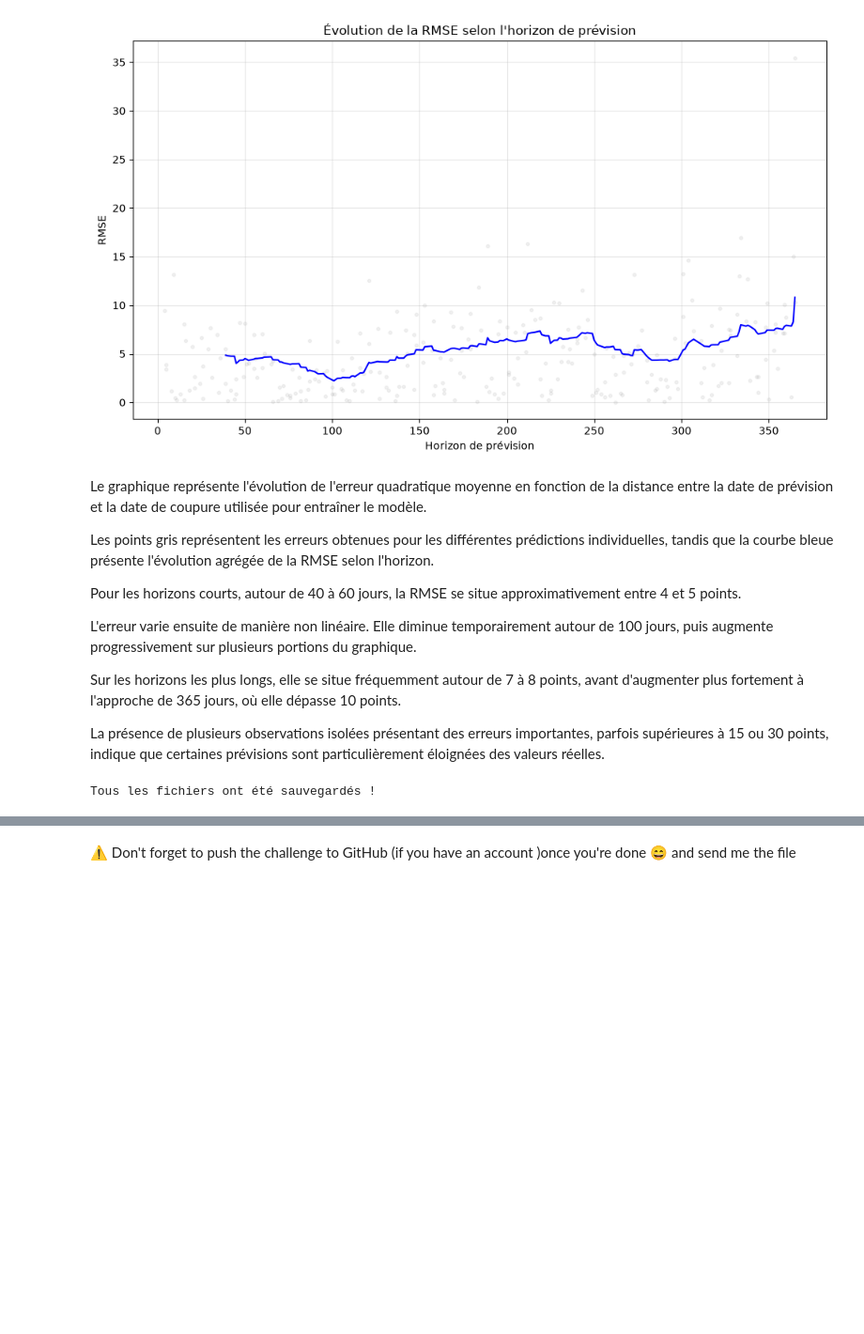
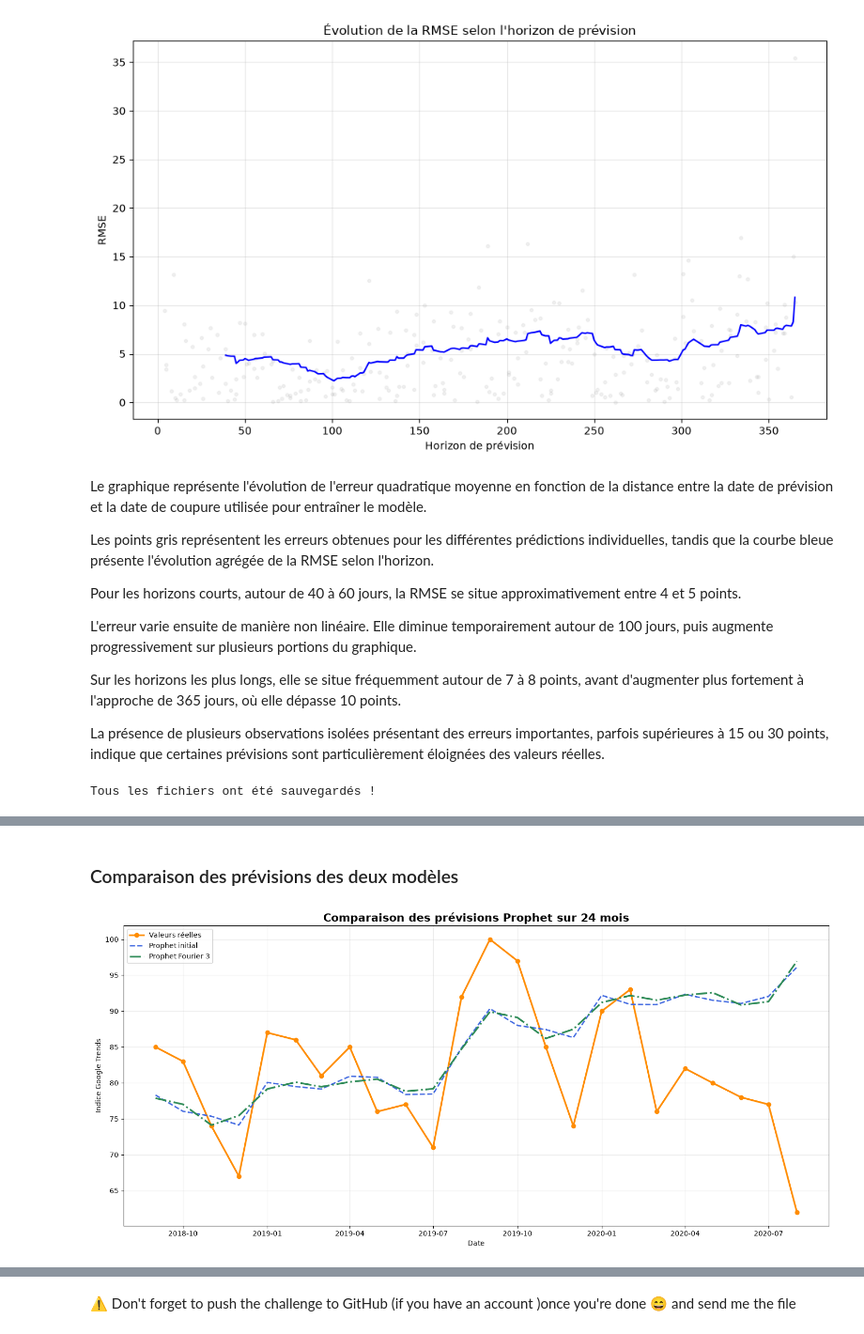
Before and after one commit to jacquescallewaert10210-ux/TP-Facebook-Prophet-Google-Trends, a Jupyter notebook: facebook_prophet.ipynb, the cells around one changed output, grey strips where cells are left out. Shown at 94% size. Saved outputs shown, nothing was run; the diff lists cells and outputs as text; code cells hidden in the pictures; blank space fills up the shorter version.

Commit message:
Optimisation Prophet et comparaison des modeles

```diff
--- a/facebook_prophet.ipynb
+++ b/facebook_prophet.ipynb
@@ -759,0 +762,11 @@ Tous les fichiers ont été sauvegardés !
+# %%
+model_optimise = Prophet(
+    yearly_seasonality=3,
+    weekly_seasonality=False,
+    daily_seasonality=False,
+    seasonality_mode="additive",
+    interval_width=0.95,
+    changepoint_prior_scale=0.05
+)
+
+model_optimise.fit(train)
@@ -759,0 +942,56 @@ Tous les fichiers ont été sauvegardés !
+# %% [markdown]
+### Comparaison des prévisions des deux modèles
+# %%
+plt.figure(figsize=(15, 7))
+
+# Valeurs réelles
+plt.plot(
+    comparaison["ds"],
+    comparaison["y"],
+    color="darkorange",
+    marker="o",
+    linewidth=2.5,
+    label="Valeurs réelles"
+)
+
+# Modèle initial
+plt.plot(
+    comparaison["ds"],
+    comparaison["yhat_initial"],
+    color="royalblue",
+    linestyle="--",
+    linewidth=2,
+    label="Prophet initial"
+)
+
+# Modèle modifié
+plt.plot(
+    comparaison["ds"],
+    comparaison["yhat_optimise"],
+    color="seagreen",
+    linestyle="-.",
+    linewidth=2.5,
+    label="Prophet Fourier 3"
+)
+
+plt.title(
+    "Comparaison des prévisions Prophet sur 24 mois",
+    fontsize=16,
+    fontweight="bold"
+)
+
+plt.xlabel("Date")
+plt.ylabel("Indice Google Trends")
+plt.legend()
+plt.grid(alpha=0.25)
+plt.tight_layout()
+
+plt.savefig(
+    dossier_figures / "01_comparaison_predictions.png",
+    dpi=200,
+    bbox_inches="tight"
+)
+
+plt.show()
+# %% [output]
+[figure, added]
```
Also changed, not shown: parts of 28 cells of this notebook.
